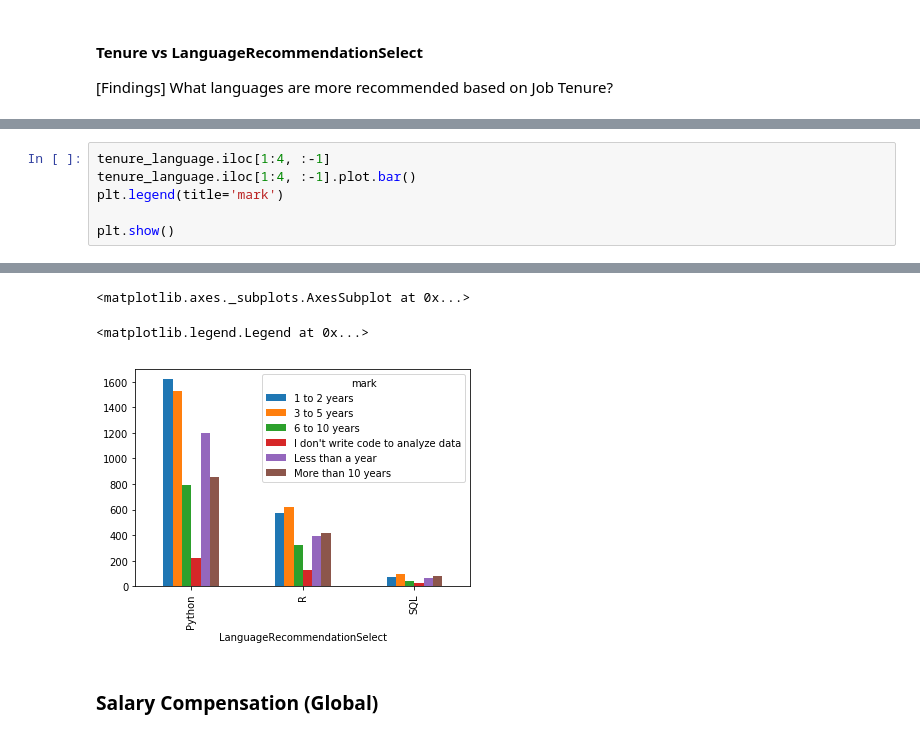
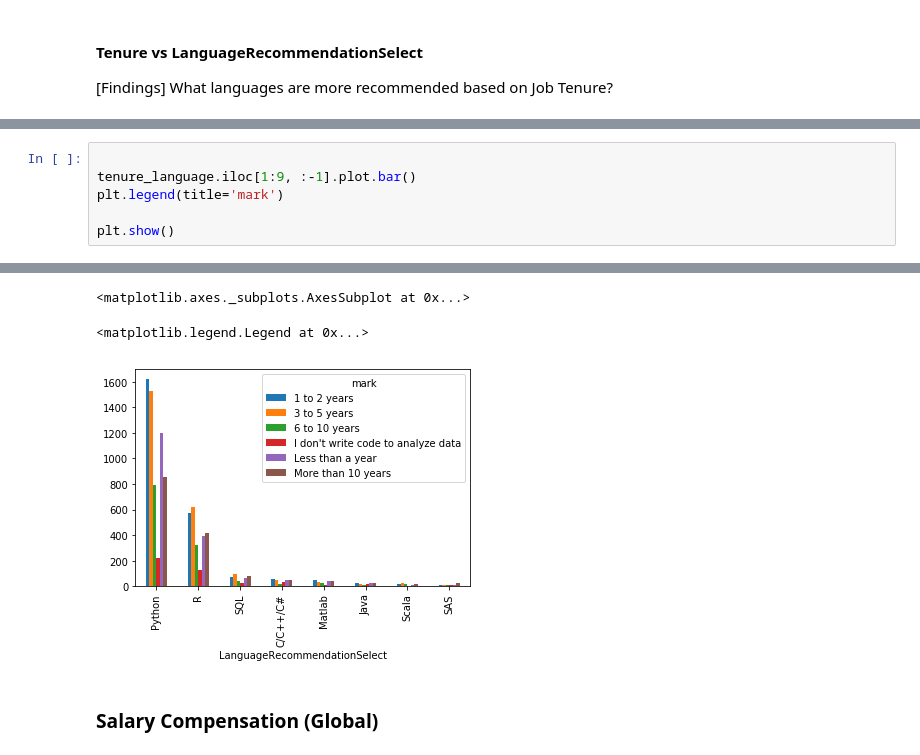
Before and after one commit to albertsaave/3250-term-project, a Jupyter notebook: alberto/TeamProject.ipynb, the cells around one changed output, grey strips where cells are left out. Drawn from its saved outputs; the diff is of its cells as text.

Commit message:
pythong vs other languages

```diff
--- a/alberto/TeamProject.ipynb
+++ b/alberto/TeamProject.ipynb
@@ -236,8 +236,8 @@ tenure_language
 | Haskell | 5 | 9 | 1 | 1 | 1 | ... |
 | F# | 2 | 0 | 0 | 0 | 0 | ... |
 # %%
-tenure_language.iloc[1:4, :-1]
-tenure_language.iloc[1:4, :-1].plot.bar()
+
+tenure_language.iloc[1:9, :-1].plot.bar()
 plt.legend(title='mark')
 
 plt.show()
@@ -250,6 +245,6 @@ plt.show()
 <matplotlib.axes._subplots.AxesSubplot at 0x...>
 <matplotlib.legend.Legend at 0x...>
-[figure, old version]
+[figure, new version]
 # %% [markdown]
 ### Salary Compensation (Global)
 # %%
```
Also changed, not shown: parts of 10 cells of this notebook.
